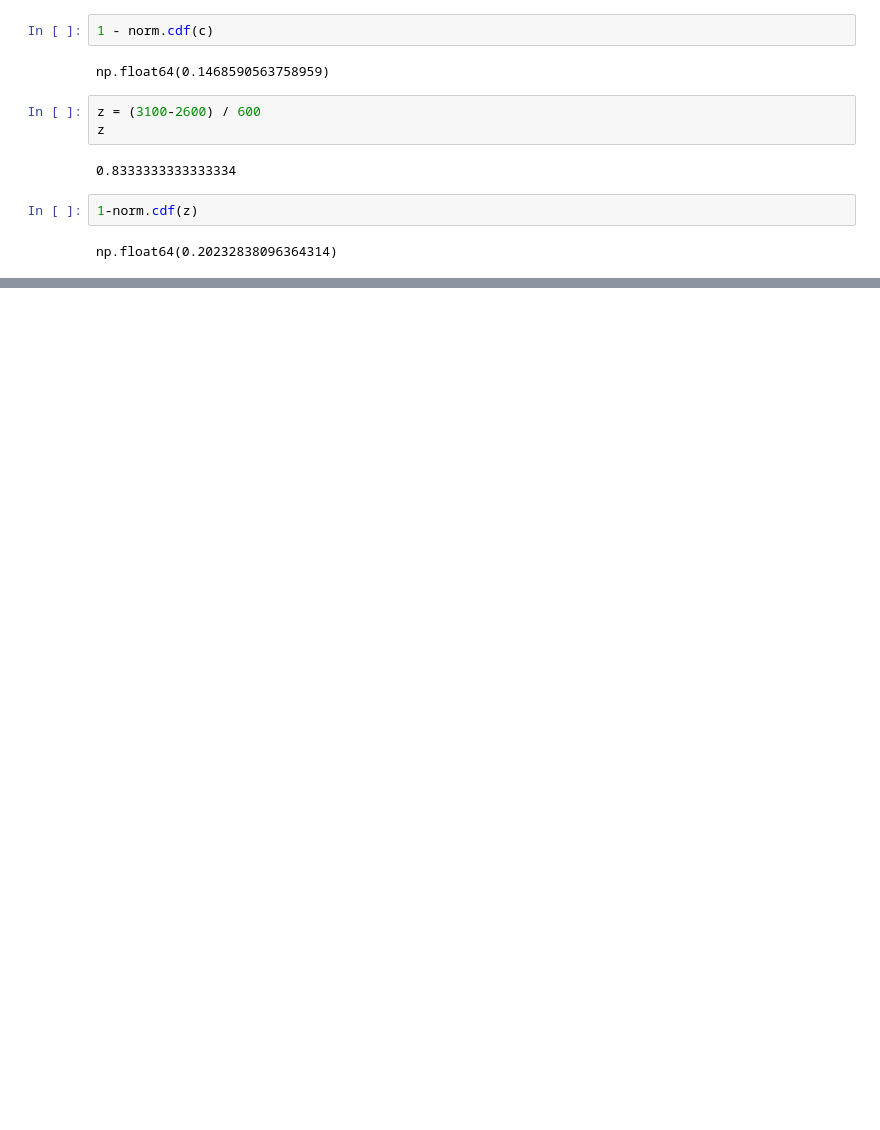
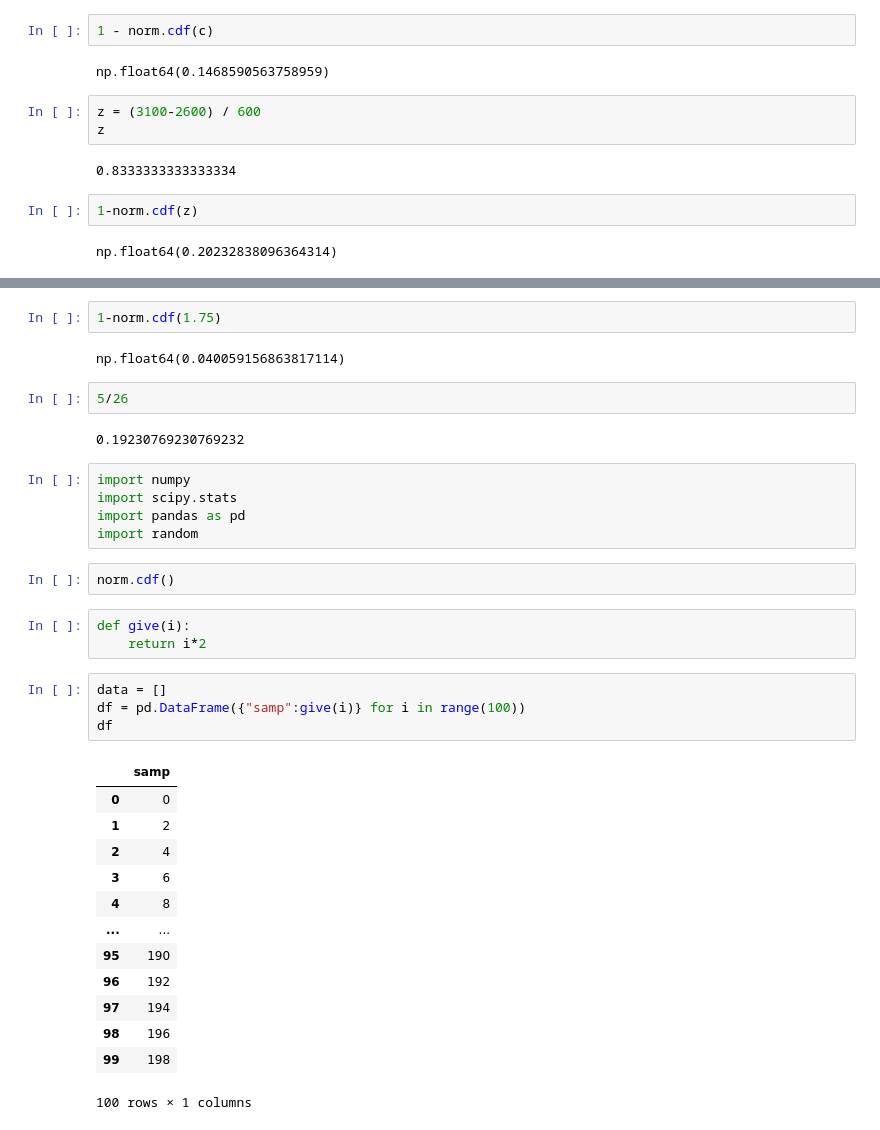
Before and after one commit to deslumoprime/githubtestraymo, a Jupyter notebook: workspace.ipynb, the cells around one changed output, grey strips where cells are left out. Drawn from its saved outputs; the diff is of its cells as text; blank space fills up the shorter version.

```diff
--- a/workspace.ipynb
+++ b/workspace.ipynb
@@ -58,0 +63,36 @@ np.float64(0.48913408031037)
+# %%
+1-norm.cdf(1.75)
+# %% [output]
+np.float64(0.040059156863817114)
+# %%
+5/26
+# %% [output]
+0.19230769230769232
+# %%
+import numpy
+import scipy.stats
+import pandas as pd
+import random
+# %%
+norm.cdf()
+# %%
+def give(i):
+    return i*2
+# %%
+data = []
+df = pd.DataFrame({"samp":give(i)} for i in range(100))
+df
+# %% [output]
+|  | samp |
+| 0 | 0 |
+| 1 | 2 |
+| 2 | 4 |
+| 3 | 6 |
+| 4 | 8 |
+| ... | ... |
+| 95 | 190 |
+| 96 | 192 |
+| 97 | 194 |
+| 98 | 196 |
+| 99 | 198 |
+100 rows × 1 columns
```
Also changed, not shown: parts of 11 cells of this notebook.
